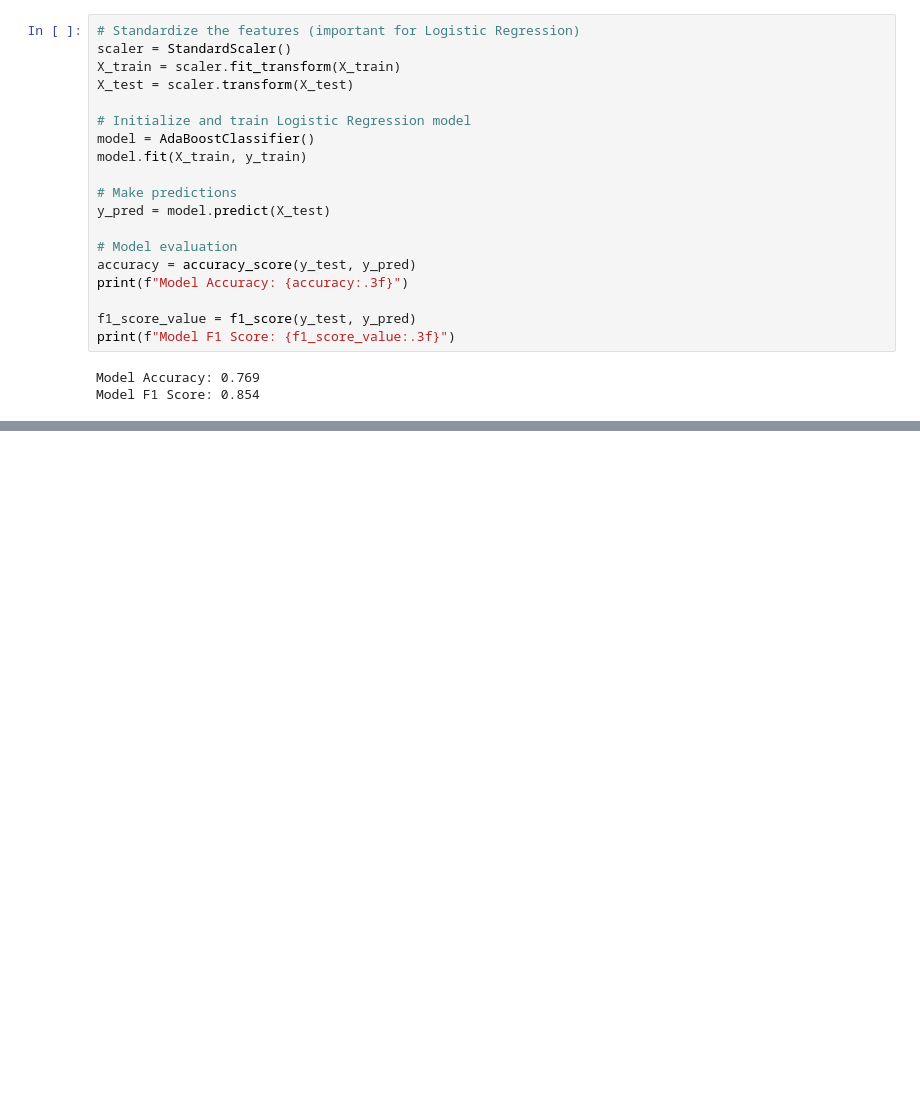
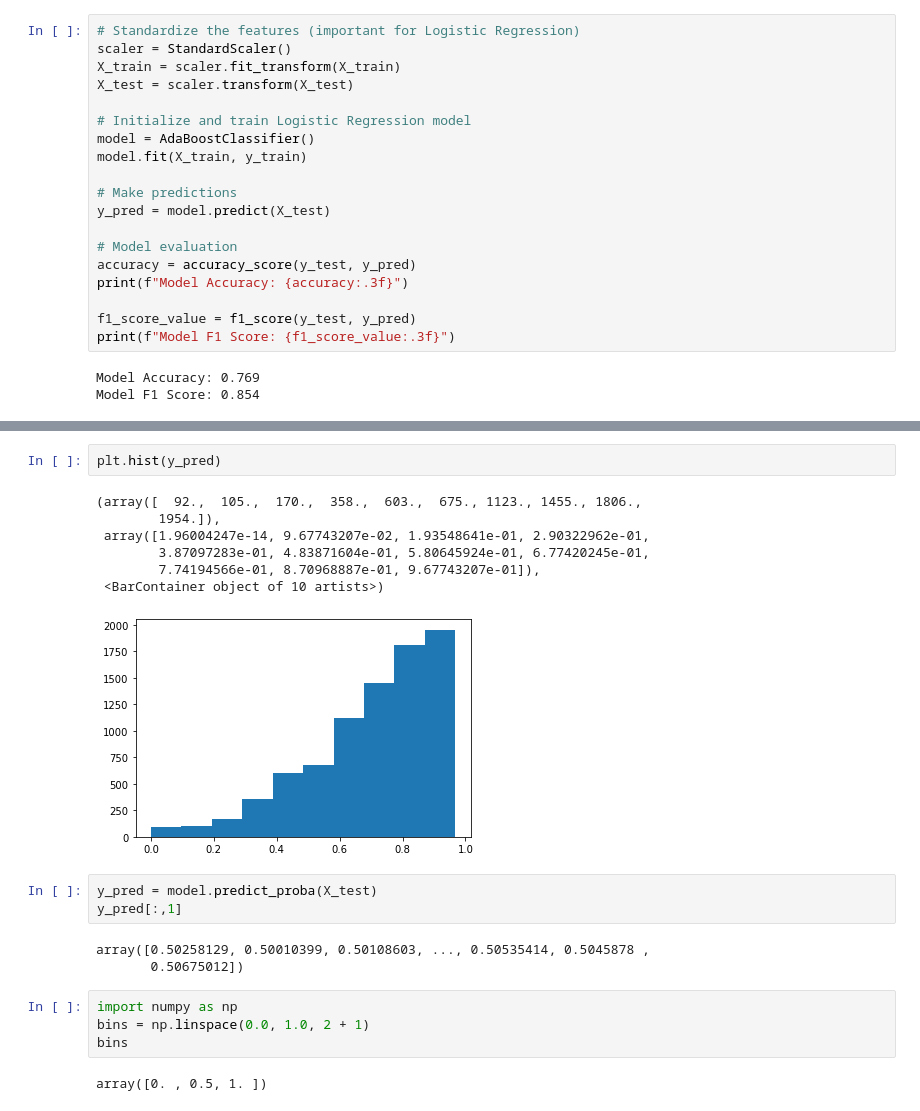
Before and after one commit to thaingoc273/statistical-learning-public, a Jupyter notebook: notebooks/09-churn-model.ipynb, the cells around one changed output, grey strips where cells are left out. Drawn from its saved outputs; the diff is of its cells as text; blank space fills up the shorter version.

```diff
--- a/notebooks/09-churn-model.ipynb
+++ b/notebooks/09-churn-model.ipynb
@@ -226,0 +300,22 @@ Model F1 Score: 0.854
+# %%
+plt.hist(y_pred)
+# %% [output]
+(array([  92.,  105.,  170.,  358.,  603.,  675., 1123., 1455., 1806.,
+        1954.]),
+ array([1.96004247e-14, 9.67743207e-02, 1.93548641e-01, 2.90322962e-01,
+        3.87097283e-01, 4.83871604e-01, 5.80645924e-01, 6.77420245e-01,
+        7.74194566e-01, 8.70968887e-01, 9.67743207e-01]),
+ <BarContainer object of 10 artists>)
+[figure, added]
+# %%
+y_pred = model.predict_proba(X_test)
+y_pred[:,1]
+# %% [output]
+array([0.50258129, 0.50010399, 0.50108603, ..., 0.50535414, 0.5045878 ,
+       0.50675012])
+# %%
+import numpy as np
+bins = np.linspace(0.0, 1.0, 2 + 1)
+bins
+# %% [output]
+array([0. , 0.5, 1. ])
```
Also changed, not shown: parts of 9 cells of this notebook, 10 other files.
